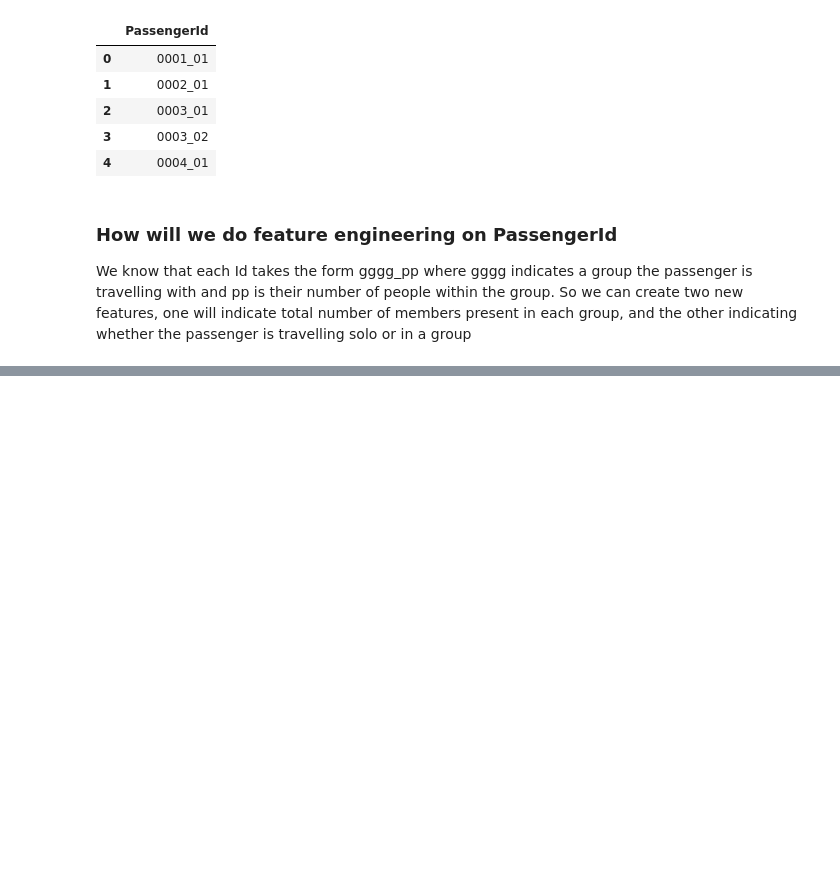
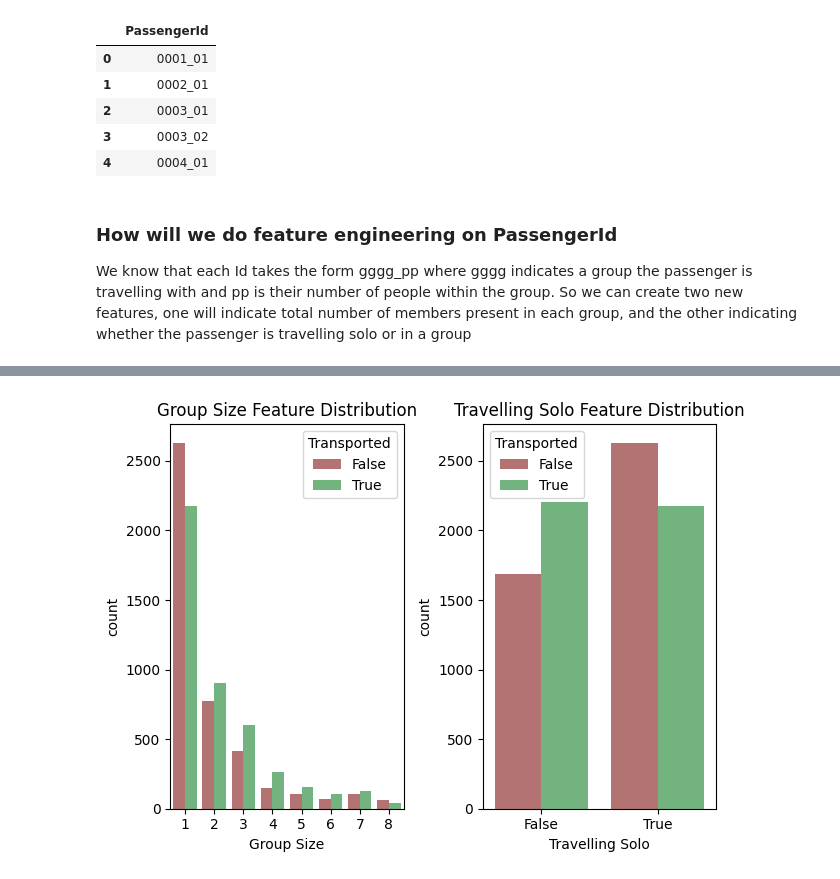
Before and after one commit to just-juanma/Spaceship-Titanic, a Jupyter notebook: notebooks/FeatureEngineering.ipynb, the cells around one changed output, grey strips where cells are left out. Saved outputs shown, nothing was run; the diff lists cells and outputs as text; code cells hidden in the pictures; blank space fills up the shorter version.

```diff
--- a/notebooks/FeatureEngineering.ipynb
+++ b/notebooks/FeatureEngineering.ipynb
@@ -1,9 +1,14 @@
 # %%
 # Importing Libraries and datasets
 import pandas as pd
+import numpy as np
+import matplotlib.pyplot as plt
+import seaborn as sns
 
 train_df = pd.read_csv("../dataset/raw/train.csv")
 test_df = pd.read_csv("../dataset/raw/test.csv")
+
+color_pallete = ["#bd6969", "#69bd78"]
 # %%
 # Creating a new feature from 'PassengerId' feature
 train_df["PassengerId"].head().to_frame()
@@ -19,0 +64,16 @@ We know that each Id takes the form gggg_pp where gggg indicates a group the pas
+# %%
+# We don't require Group & Member features any more so we will drop those feature from both datasets
+train_df.drop(columns=["Group", "Member"], inplace=True)
+test_df.drop(columns=["Group", "Member"], inplace=True)
+# %%
+# Visualizing "Group_Size" & "Travelling_Solo" Features
+plt.subplot(1, 2, 1)
+sns.countplot(x="Group Size", hue="Transported", data=train_df, palette=color_pallete)
+plt.title("Group Size Feature Distribution")
+plt.tight_layout()
+plt.subplot(1, 2, 2)
+sns.countplot(x="Travelling Solo", hue="Transported", data=train_df, palette=color_pallete)
+plt.title("Travelling Solo Feature Distribution")
+plt.tight_layout()
+# %% [output]
+[figure, added]
```
Also changed, not shown: parts of 8 cells of this notebook, 1 other file.
